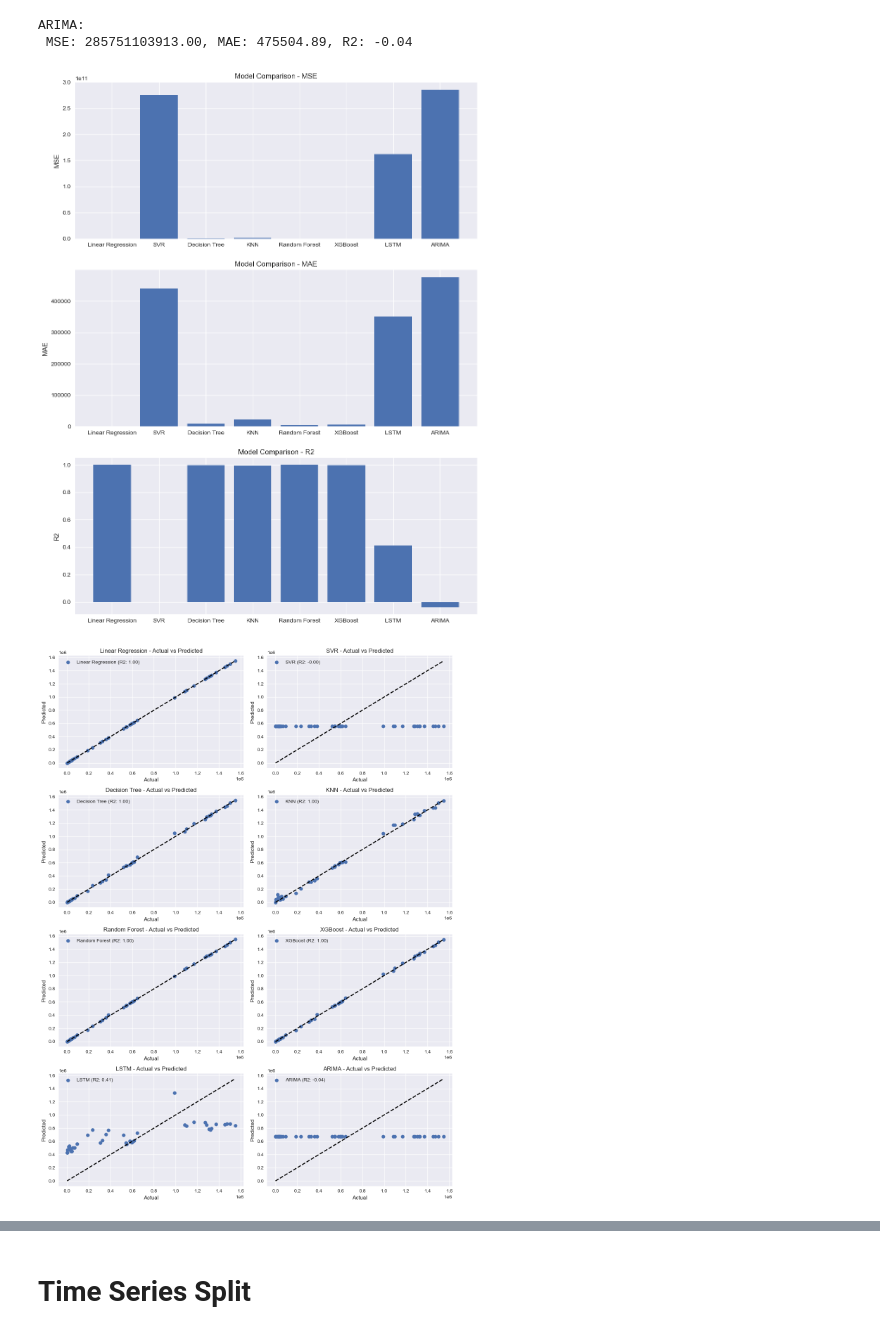
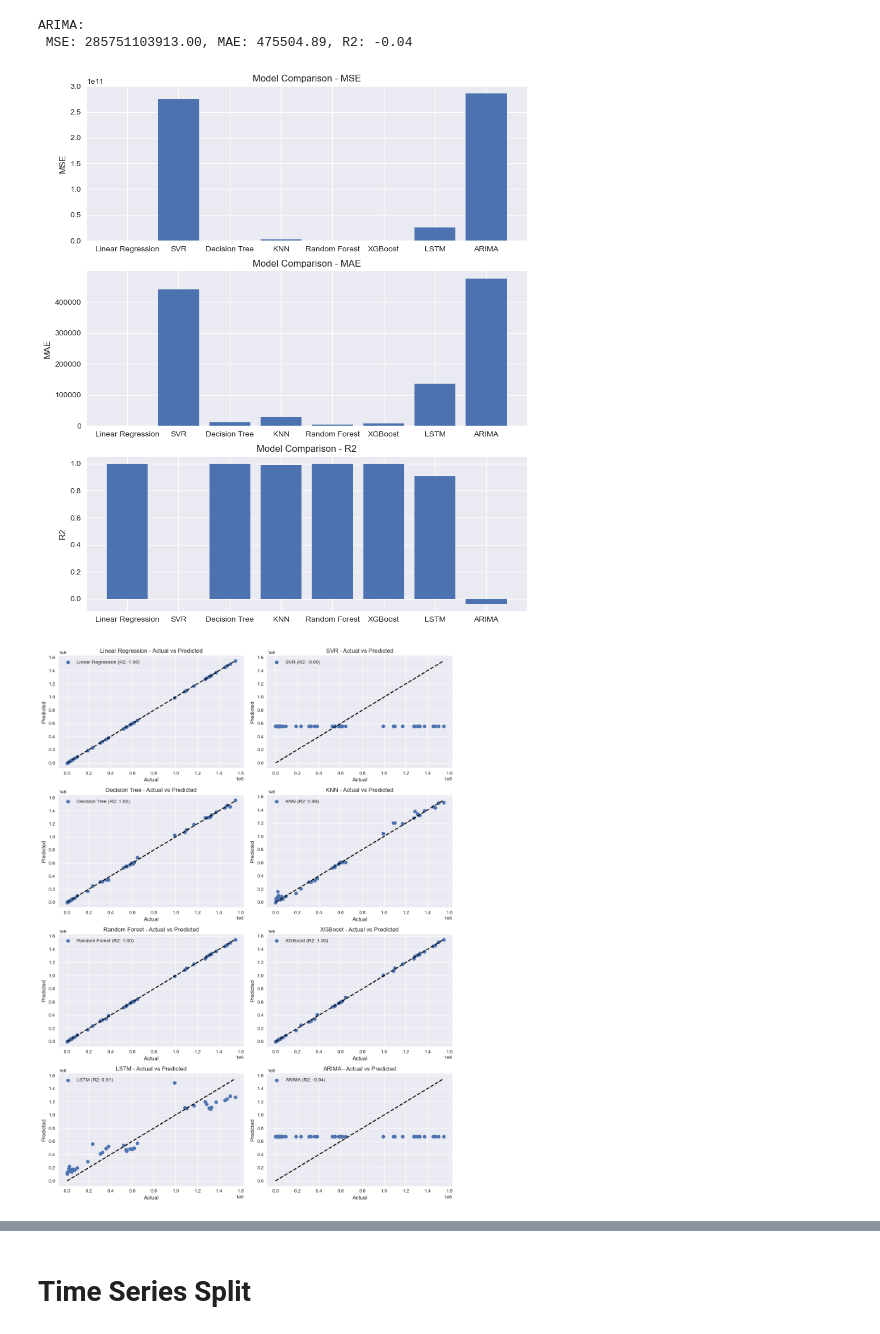
Before and after one commit to Liuyi95/IAI5101_Group7, a Jupyter notebook: Yuting2.ipynb, the cells around one changed output, grey strips where cells are left out. Saved outputs shown, nothing was run; the diff lists cells and outputs as text; code cells hidden in the pictures.

Commit message:
for all variable

```diff
--- a/Yuting2.ipynb
+++ b/Yuting2.ipynb
@@ -72,19 +69,27 @@ memory usage: 363.4+ KB
 # %%
 # Preprocessing
 df['date'] = pd.to_datetime(df['date'])
+
+# Chosen the Province
 df_province = df[df['prname'] == 'Ontario']  # Replace 'Ontario' with the desired province
 
 # Feature selection
-# Note: The result will depend on the number of variables here, which can be changed at will to see the final result.
-features = ['numtotal_last7', 'ratecases_total', 'numdeaths_last7', 'Population', 'numdeaths',
-            'numtotal_fully','Land_Area_Square_Kilometres','numtotal_atleast1dose']
+# Get all column names from the DataFrame
+all_columns = df.columns.tolist()
+
+# Remove the columns you want to exclude
+exclude_columns = ['pruid', 'prname', 'date', 'totalcases']
+features = [col for col in all_columns if col not in exclude_columns]
+
+# 'features' now contains all columns except the ones in 'exclude_columns'
+# features = ['numdeaths','numtotal_last7','numtotal_fully']
 target = 'totalcases'
 
 X = df_province[features]
 y = df_province[target]
 
 # Train-test split
-X_train, X_test, y_train, y_test = train_test_split(X, y, test_size=0.2, random_state=2023)
+X_train, X_test, y_train, y_test = train_test_split(X, y, test_size=0.3, random_state=2023)
 
 # Standardize the features
 scaler = MinMaxScaler()
@@ -173,16 +178,16 @@ ARIMA:
 # %%
 # Set style
 plt.style.use('seaborn')
 # Visualize the evaluation metrics
 
-fig, axes = plt.subplots(3, 1, figsize=(12, 16))
+fig, axes = plt.subplots(3, 1, figsize=(10, 12))
 for i, metric in enumerate(['MSE', 'MAE', 'R2']):
     axes[i].bar(results.keys(), [result[metric] for result in results.values()])
     axes[i].set_ylabel(metric)
     axes[i].set_title(f'Model Comparison - {metric}')
 plt.show()
 # %% [output]
-[figure, old version]
+[figure, new version]
 # %%
 # Actual vs Predicted plots
 
@@ -220,7 +225,7 @@ axes[7].set_title('ARIMA - Actual vs Predicted')
 plt.tight_layout()
 plt.show()
 # %% [output]
-[figure, old version]
+[figure, new version]
 # %%
 # plot all models
 fig, ax = plt.subplots(figsize=(12, 6))
```
Also changed, not shown: parts of 13 cells of this notebook.
